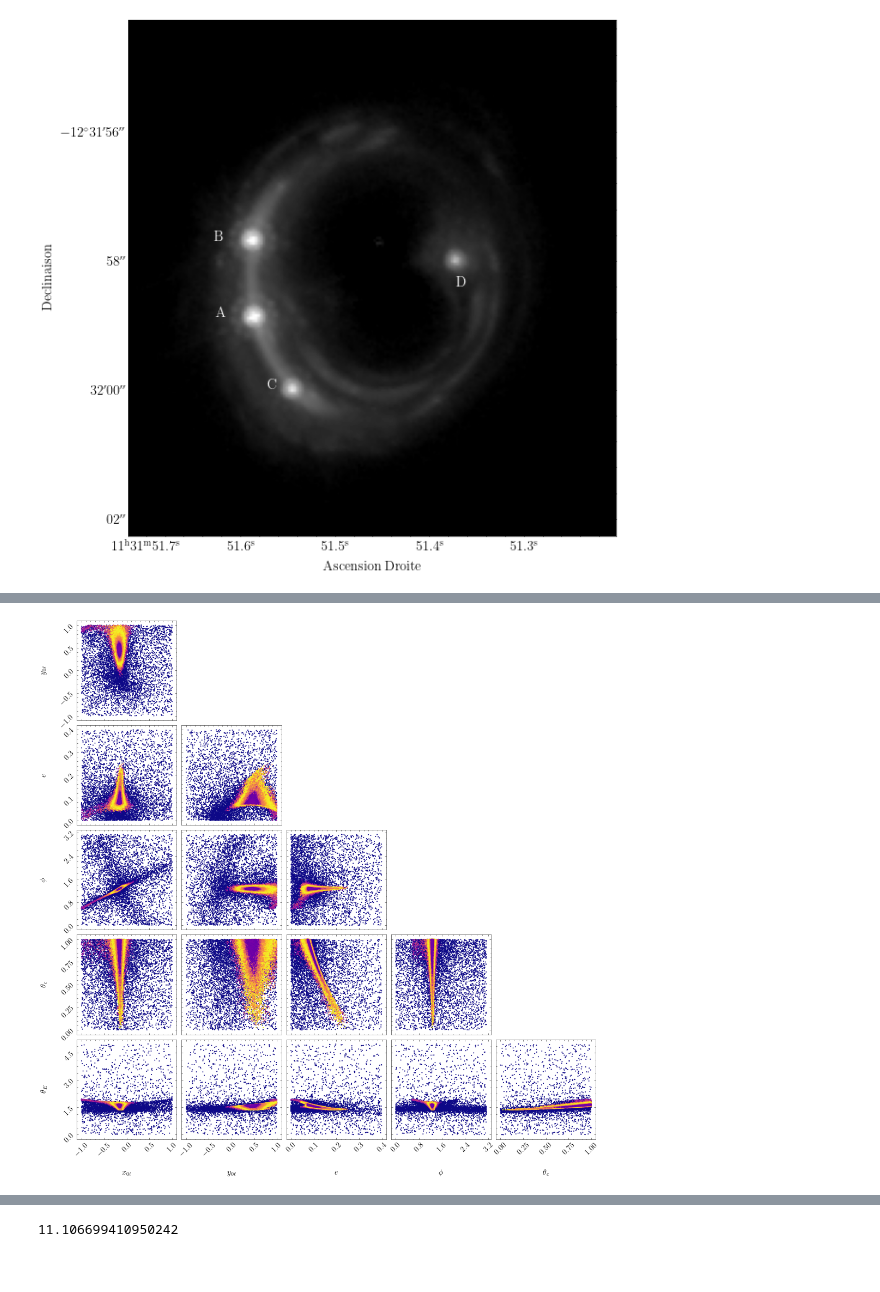
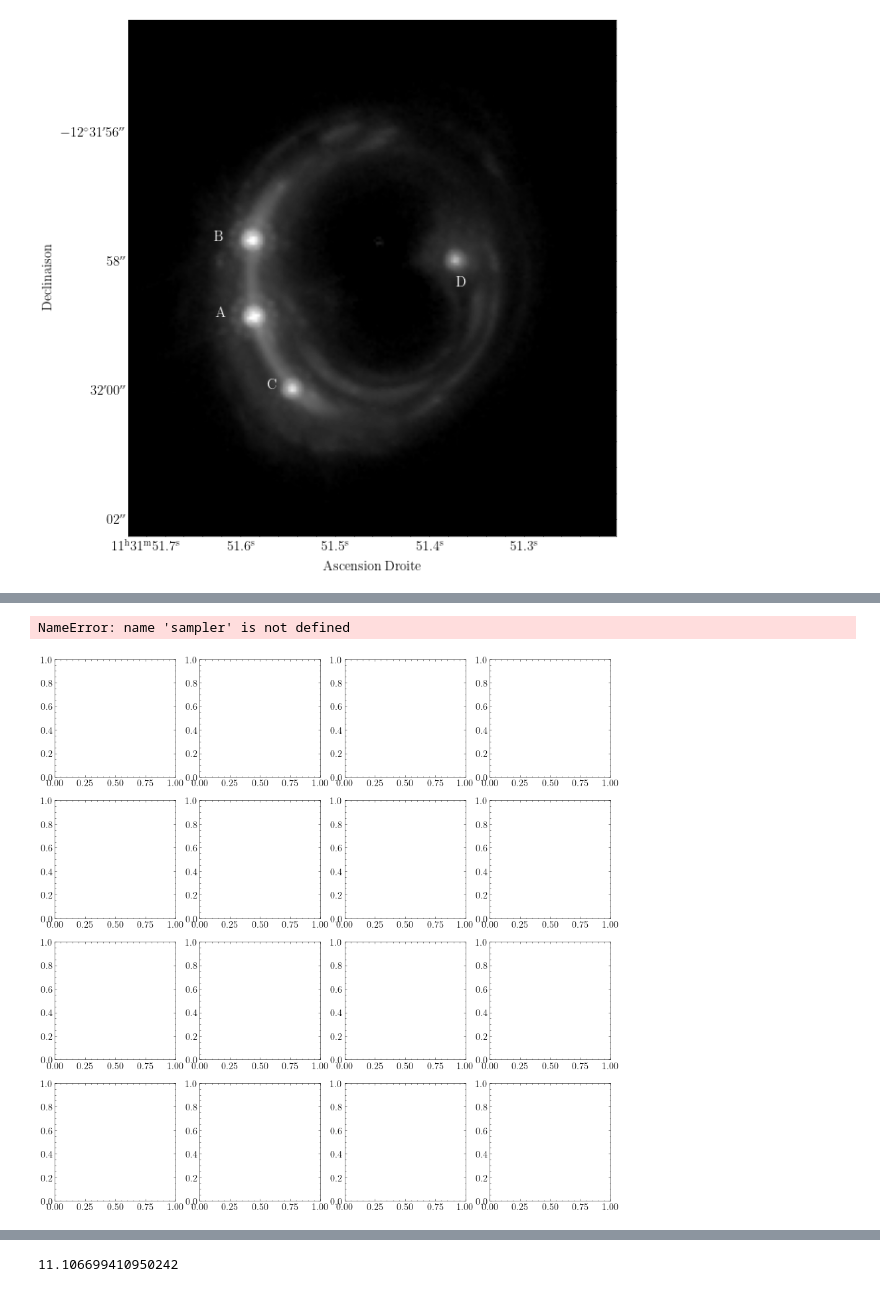
Before and after one commit to AlexandreAdam/rxj1131, a Jupyter notebook: notebooks/quad_optim.ipynb, the cells around one changed output, grey strips where cells are left out. Saved outputs shown, nothing was run; the diff lists cells and outputs as text; code cells hidden in the pictures.

```diff
--- a/notebooks/quad_optim.ipynb
+++ b/notebooks/quad_optim.ipynb
@@ -150,7 +167,7 @@ bounds = [
     [-1, 1], # y0l
     [0., 0.4], # e
     [0, np.pi], # phi
-    [0, 1], #x_c
+#     [0, 1], #x_c
     [0, 5], # r_ein
 ]
 
@@ -160,10 +177,10 @@ def prior_transform(x, bounds=bounds): # uniform distribution
 def loglike(x):
     return likelihood(x, x_image, y_image, tolerance)
 
-ndim = len(bounds)
-with Pool(8) as pool:
-    sampler = DynamicNestedSampler(loglike, prior_transform, ndim, pool=pool, queue_size=10, nlive=3000)
-    sampler.run_nested()
-    res1 = sampler.results
-    sampler.run_nested()
-    res2 = sampler.results
+# ndim = len(bounds)
+# with Pool(8) as pool:
+#     sampler = DynamicNestedSampler(loglike, prior_transform, ndim, pool=pool, queue_size=10, nlive=3000)
+#     sampler.run_nested()
+#     res1 = sampler.results
+#     sampler.run_nested()
+#     res2 = sampler.results
@@ -191,14 +201,15 @@ plt.savefig("quasar_image_samples.png")
 # %%
-fig, axes = plt.subplots(5, 5, figsize=(15, 15))
-axes.reshape([5, 5])
+fig, axes = plt.subplots(4, 4, figsize=(15, 15))
+axes.reshape([4, 4])
 # add white space
 # [a.set_frame_on(False) for a in axes[:, 2]]
 # [a.set_xticks([]) for a in axes[:, 2]]
 # [a.set_yticks([]) for a in axes[:, 2]]
 
 # plot initial run (res1; left)
 fg, ax = dyplot.cornerpoints(sampler.results, cmap='plasma', kde=False, fig=(fig, axes),
                              labels=[r"$x_{0\ell}$", r"$y_{0\ell}$", r"$e$", r"$\phi$", r"$\theta_c$", r"$\theta_E$"])
 # %% [output]
+NameError: name 'sampler' is not defined
-[figure, old version]
+[figure, new version]
 # %%
```
Also changed, not shown: parts of 27 cells of this notebook, 27 other files.
